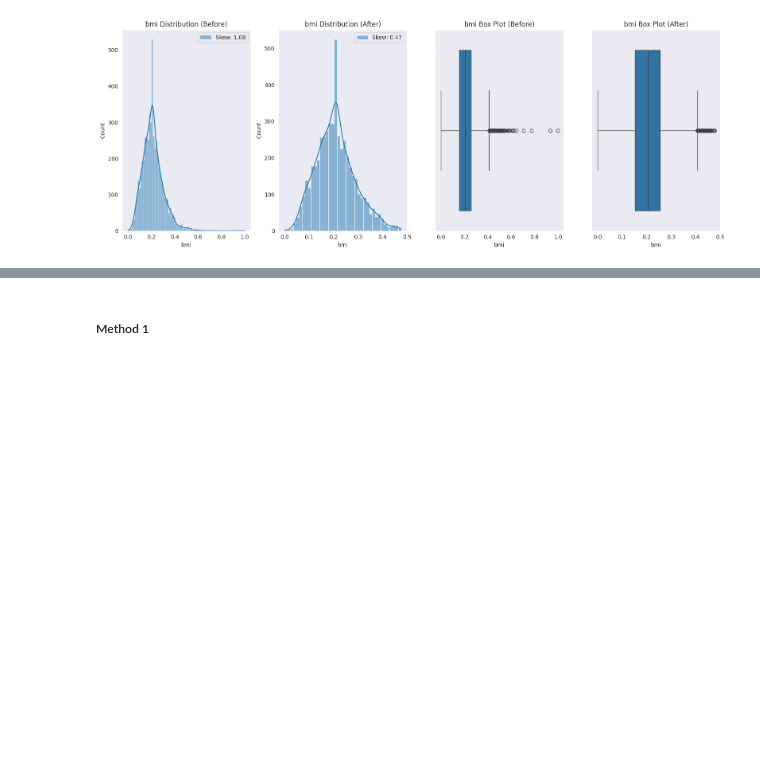
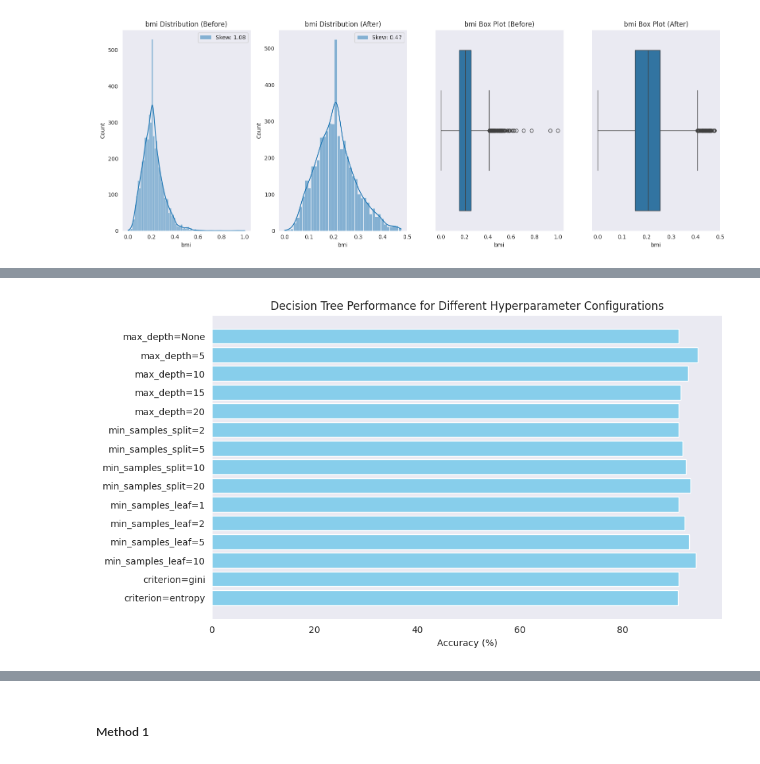
Before and after one commit to YasminaNasser/Stroke-Prediction-Data-Mining, a Jupyter notebook: Stroke_Prediction_Phase_2.ipynb, the cells around one changed output, grey strips where cells are left out. Cells and saved outputs as stored; diff of their text form; code cells hidden in the pictures; blank space fills up the shorter version.

Commit message:
More refactoring + Decision Tree HP

```diff
--- a/Stroke_Prediction_Phase_2.ipynb
+++ b/Stroke_Prediction_Phase_2.ipynb
@@ -1054,0 +1123,79 @@ False Negatives (FN): 41
+# %%
+import matplotlib.pyplot as plt
+
+# Define the baseline classifier with default hyperparameters
+baseline_clf = DecisionTreeClassifier(criterion='gini', max_depth=None,
+                                      min_samples_split=2, min_samples_leaf=1,
+                                      random_state=42)
+
+# Initialize a dictionary to store accuracy results
+accuracy_results = {}
+
+# Function to evaluate model performance
+def evaluate_model(clf, X, y):
+    accuracies = []
+    for X_train, X_test, y_train, y_test in k_fold_split_method(X, y):
+        clf.fit(X_train, y_train)
+        y_pred = clf.predict(X_test)
+        accuracy = accuracy_score(y_test, y_pred)
+        accuracies.append(accuracy)
+    return np.mean(accuracies)
+
+# 1. Varying `max_depth`
+max_depth_values = [None, 5, 10, 15, 20]
+for depth in max_depth_values:
+    clf = DecisionTreeClassifier(criterion='gini', max_depth=depth,
+                                 min_samples_split=2, min_samples_leaf=1,
+                                 random_state=42)
+    avg_accuracy = evaluate_model(clf, X, y)
+    accuracy_results[f"max_depth={depth}"] = avg_accuracy
+
+# 2. Varying `min_samples_split`
+min_samples_split_values = [2, 5, 10, 20]
+for min_split in min_samples_split_values:
+    clf = DecisionTreeClassifier(criterion='gini', max_depth=None,
+                                 min_samples_split=min_split, min_samples_leaf=1,
+                                 random_state=42)
+    avg_accuracy = evaluate_model(clf, X, y)
+    accuracy_results[f"min_samples_split={min_split}"] = avg_accuracy
+
+# 3. Varying `min_samples_leaf`
+min_samples_leaf_values = [1, 2, 5, 10]
+for min_leaf in min_samples_leaf_values:
+    clf = DecisionTreeClassifier(criterion='gini', max_depth=None,
+                                 min_samples_split=2, min_samples_leaf=min_leaf,
+                                 random_state=42)
+    avg_accuracy = evaluate_model(clf, X, y)
+    accuracy_results[f"min_samples_leaf={min_leaf}"] = avg_accuracy
+
+# 4. Varying `criterion`
+criteria = ['gini', 'entropy']
+for criterion in criteria:
+    clf = DecisionTreeClassifier(criterion=criterion, max_depth=None,
+                                 min_samples_split=2, min_samples_leaf=1,
+                                 random_state=42)
+    avg_accuracy = evaluate_model(clf, X, y)
+    accuracy_results[f"criterion={criterion}"] = avg_accuracy
+
+# Print results
+print("=" * 50)
+print("Model Evaluation Results")
+print("=" * 50)
+for hyperparameter, avg_accuracy in accuracy_results.items():
+    print(f"{hyperparameter}: {avg_accuracy * 100:.2f}% accuracy")
+
+# Identify the best configuration
+best_config = max(accuracy_results, key=accuracy_results.get)
+best_accuracy = accuracy_results[best_config]
+print("=" * 50)
+print(f"Best Hyperparameter Configuration: {best_config} with accuracy: {best_accuracy * 100:.2f}%")
+
+# Visualize the results
+# Create a bar plot of the accuracies for different configurations
+plt.figure(figsize=(10, 6))
+plt.barh(list(accuracy_results.keys()), [accuracy * 100 for accuracy in accuracy_results.values()], color='skyblue')
+plt.xlabel('Accuracy (%)')
+plt.title('Decision Tree Performance for Different Hyperparameter Configurations')
+plt.gca().invert_yaxis()  # To have the highest accuracy at the top
+plt.show()
+# %% [output]
@@ -1055 +1222,2 @@ False Negatives (FN): 41
+[figure, added]
 # %% [markdown]
```
Also changed, not shown: parts of 34 cells of this notebook.
